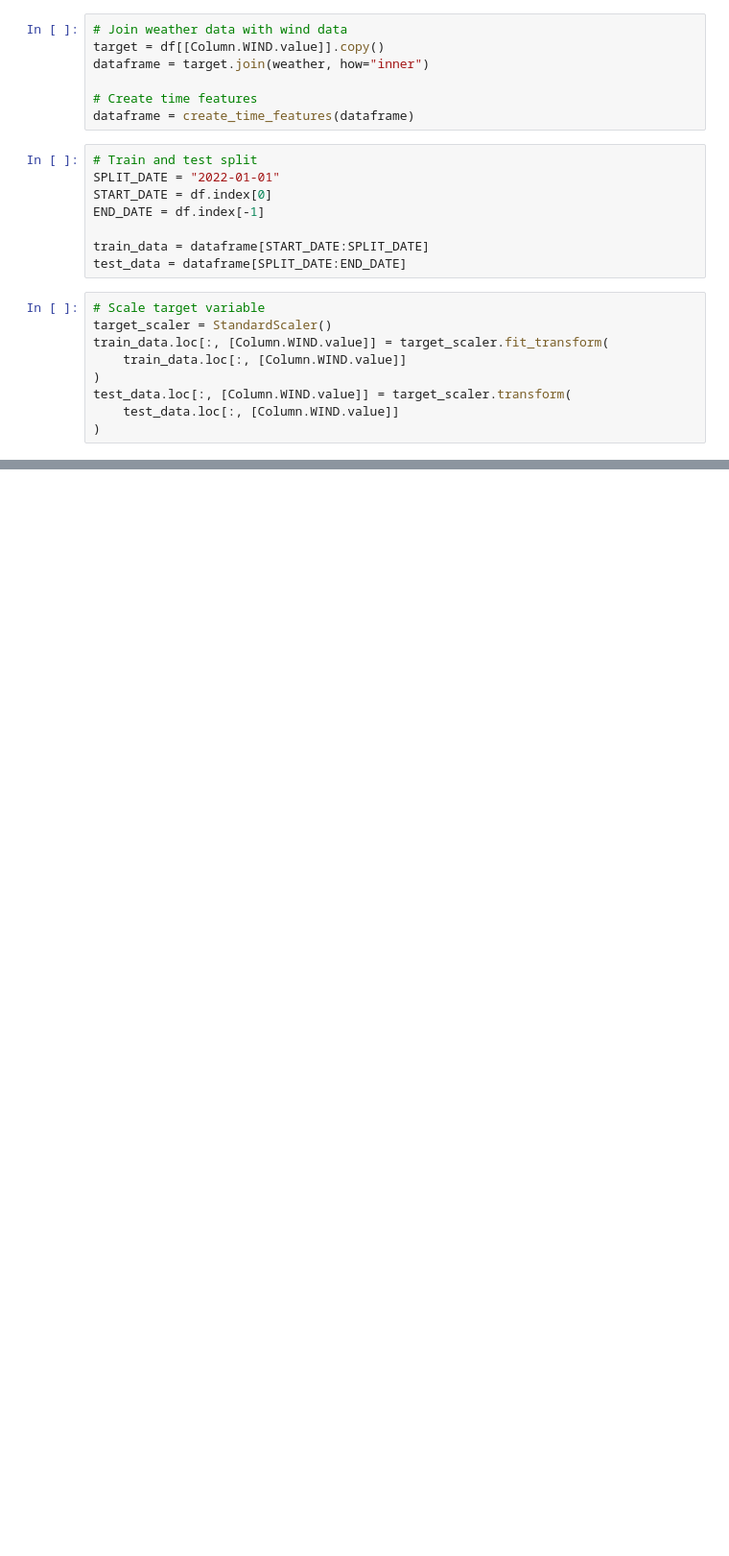
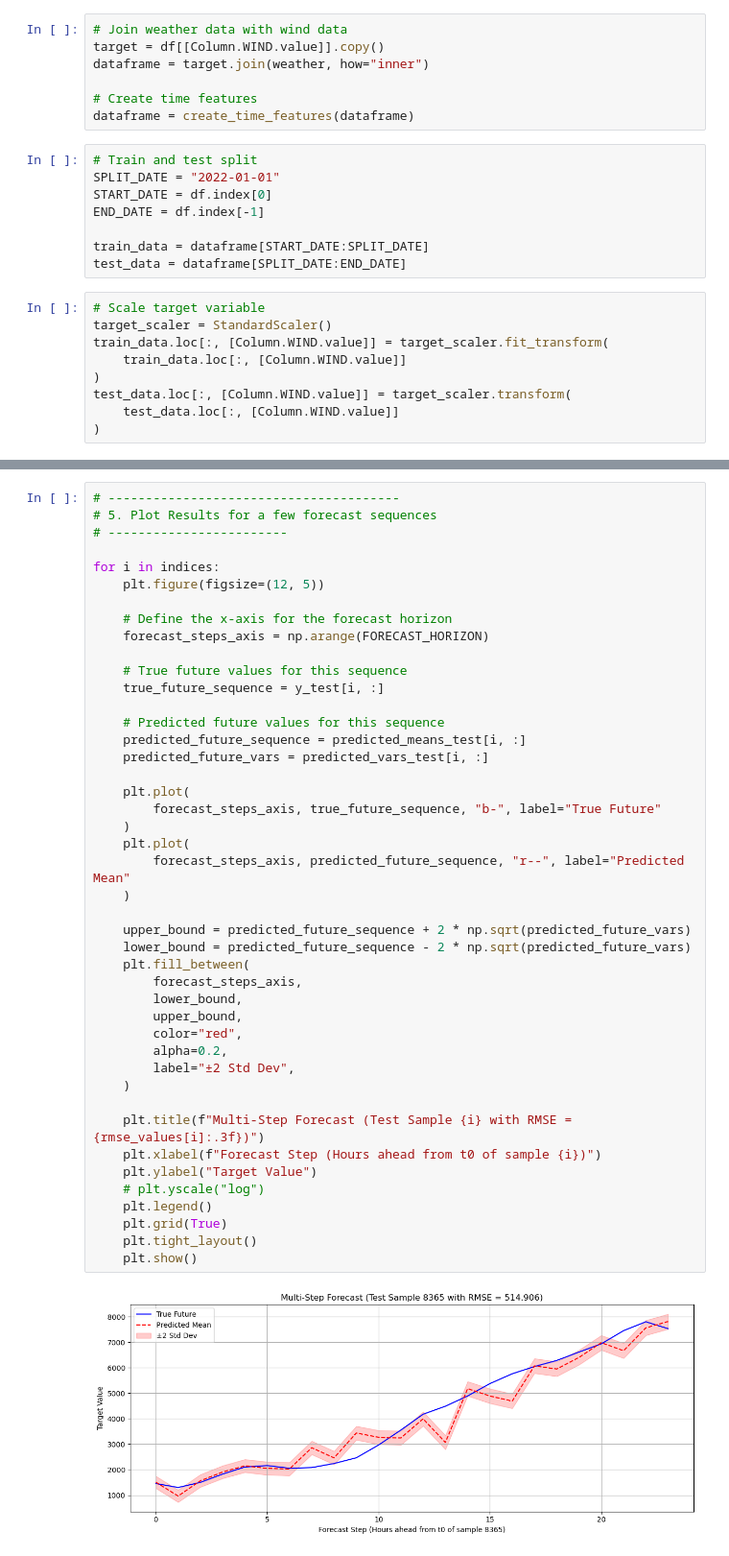
Before and after one commit to timoluebbing/WindPowerForecasting, a Jupyter notebook: experiments/tutorial.ipynb, the cells around one changed output, grey strips where cells are left out. Shown at 96% size. Cells and saved outputs as stored; diff of their text form; blank space fills up the shorter version.

```diff
--- a/experiments/tutorial.ipynb
+++ b/experiments/tutorial.ipynb
@@ -196,0 +542,46 @@ Index(['lag_24', 'lag_23', 'lag_22', 'lag_21', 'lag_20', 'lag_19', 'lag_18',
+# %%
+# ---------------------------------------
+# 5. Plot Results for a few forecast sequences
+# ------------------------
+
+for i in indices:
+    plt.figure(figsize=(12, 5))
+
+    # Define the x-axis for the forecast horizon
+    forecast_steps_axis = np.arange(FORECAST_HORIZON)
+
+    # True future values for this sequence
+    true_future_sequence = y_test[i, :]
+
+    # Predicted future values for this sequence
+    predicted_future_sequence = predicted_means_test[i, :]
+    predicted_future_vars = predicted_vars_test[i, :]
+
+    plt.plot(
+        forecast_steps_axis, true_future_sequence, "b-", label="True Future"
+    )
+    plt.plot(
+        forecast_steps_axis, predicted_future_sequence, "r--", label="Predicted Mean"
+    )
+
+    upper_bound = predicted_future_sequence + 2 * np.sqrt(predicted_future_vars)
+    lower_bound = predicted_future_sequence - 2 * np.sqrt(predicted_future_vars)
+    plt.fill_between(
+        forecast_steps_axis,
+        lower_bound,
+        upper_bound,
+        color="red",
+        alpha=0.2,
+        label="±2 Std Dev",
+    )
+
+    plt.title(f"Multi-Step Forecast (Test Sample {i} with RMSE = {rmse_values[i]:.3f})")
+    plt.xlabel(f"Forecast Step (Hours ahead from t0 of sample {i})")
+    plt.ylabel("Target Value")
+    # plt.yscale("log")
+    plt.legend()
+    plt.grid(True)
+    plt.tight_layout()
+    plt.show()
+# %% [output]
+[figure, added]
```
Also changed, not shown: parts of 28 cells of this notebook.
